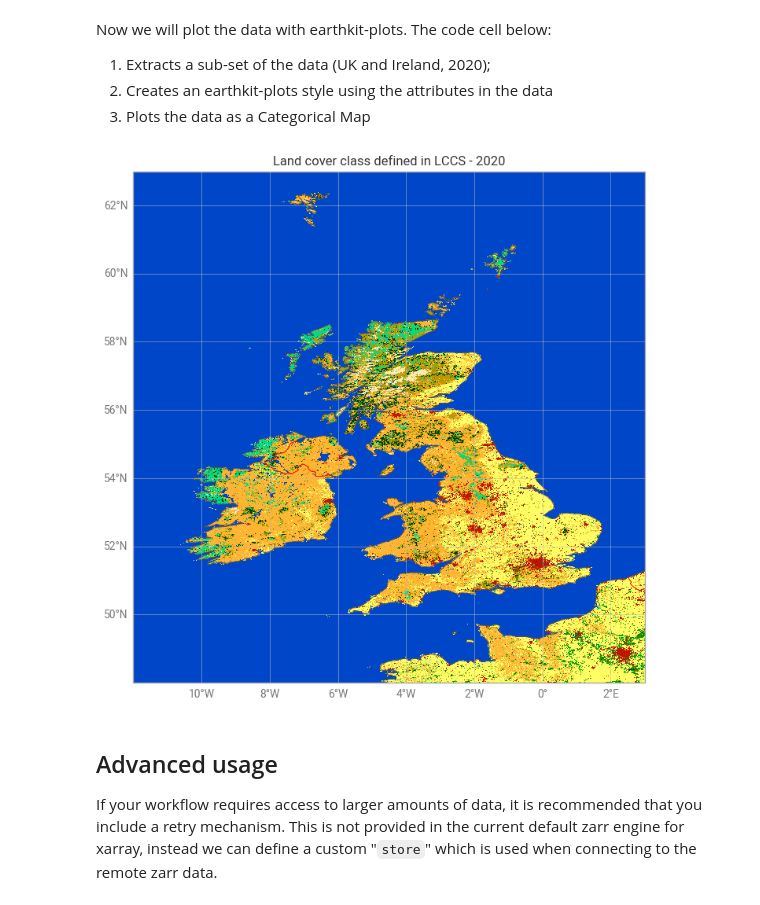
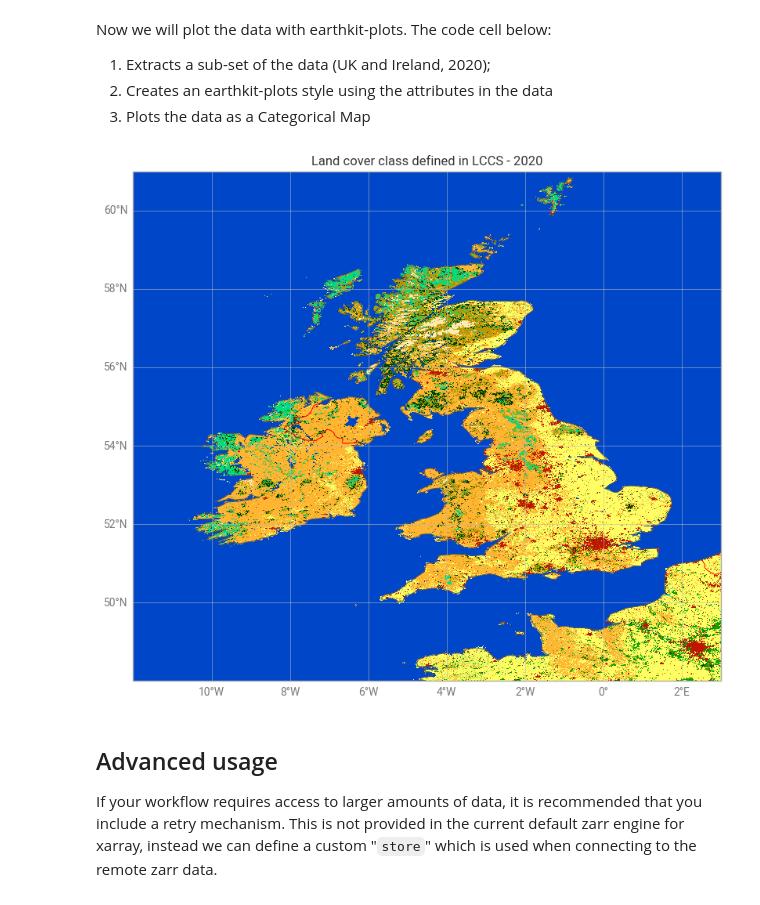
Before and after one commit to ecmwf-projects/dss-notebooks, a Jupyter notebook: datasets/satellite-land-cover/arco-access.ipynb, the cells around one changed output. Drawn from its saved outputs; the diff is of its cells as text; code cells hidden in the pictures.

```diff
--- a/datasets/satellite-land-cover/arco-access.ipynb
+++ b/datasets/satellite-land-cover/arco-access.ipynb
@@ -144,34 +144,34 @@ The code cell below:
 # %%
 from earthkit import plots as ekp
 
 # select a portion of the data to plot
-lat_range = (48, 63)
+lat_range = (48, 61)
 lon_range = (-12, 3)
 year = "2020"
 lccs_class = ds.sel(latitude=slice(*lat_range), longitude=slice(*lon_range), time=year)["lccs_class"]
 
 # Extract the levels and colors for the land cover classes from the dataset attributes
 levels = lccs_class.attrs["flag_values"]
 colors = lccs_class.attrs["flag_colors"].split(" ")
 # Create an earthkit plot style for the land cover classes
 style = ekp.styles.Categorical(
     levels=levels,
     colors=colors,
     legend_style=None,
 )
 chart = ekp.Map()
 
 chart.grid_cells(lccs_class, style=style)
 
 chart.coastlines()
 chart.borders(color="red")
 chart.gridlines()
 
 chart.title("{variable_name} - "+str(year))
 
 chart.show()
 # %% [output]
-[figure, old version]
+[figure, new version]
 # %% [markdown]
 ## Advanced usage
 
```
Also changed, not shown: parts of 1 cell of this notebook.
